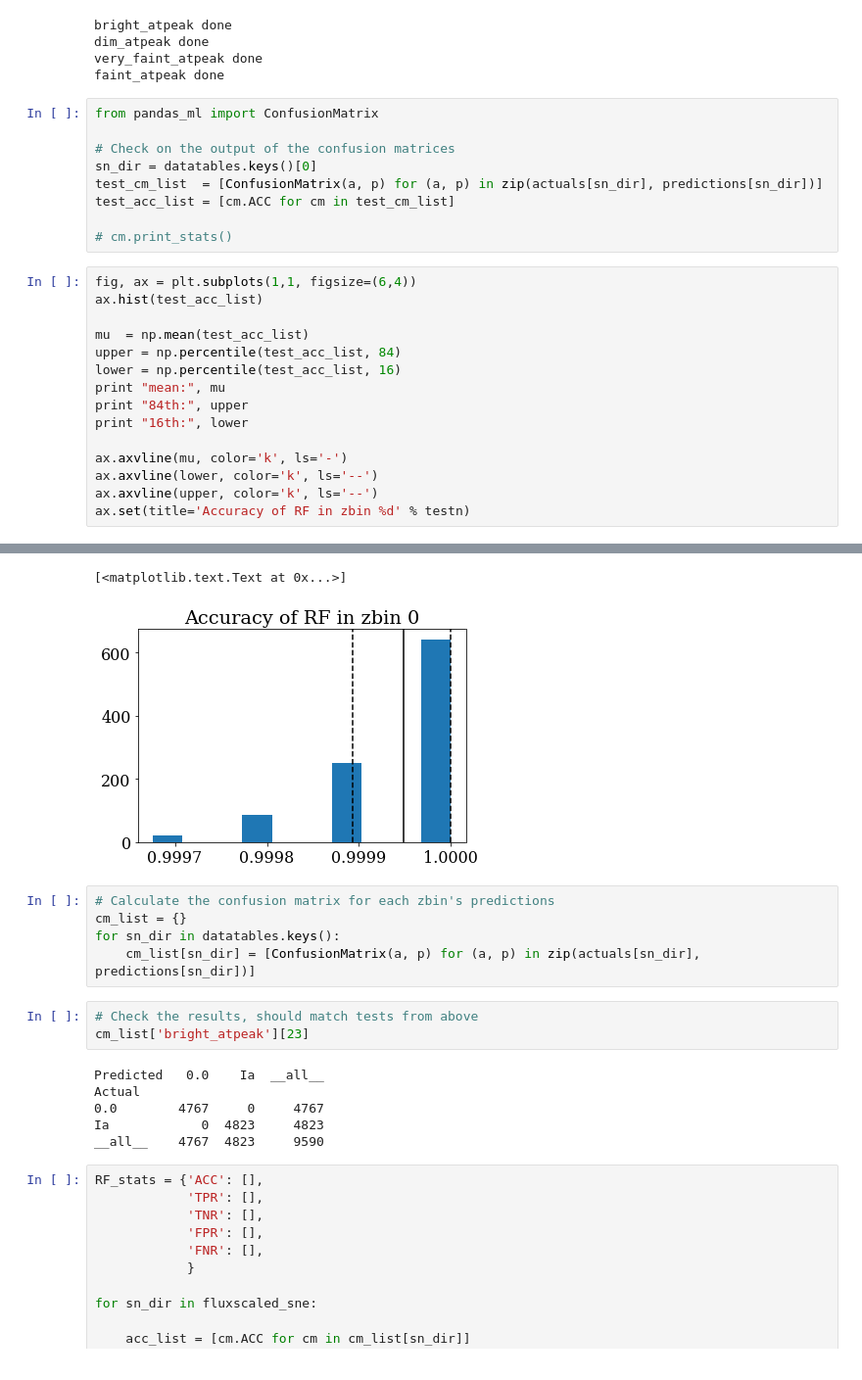
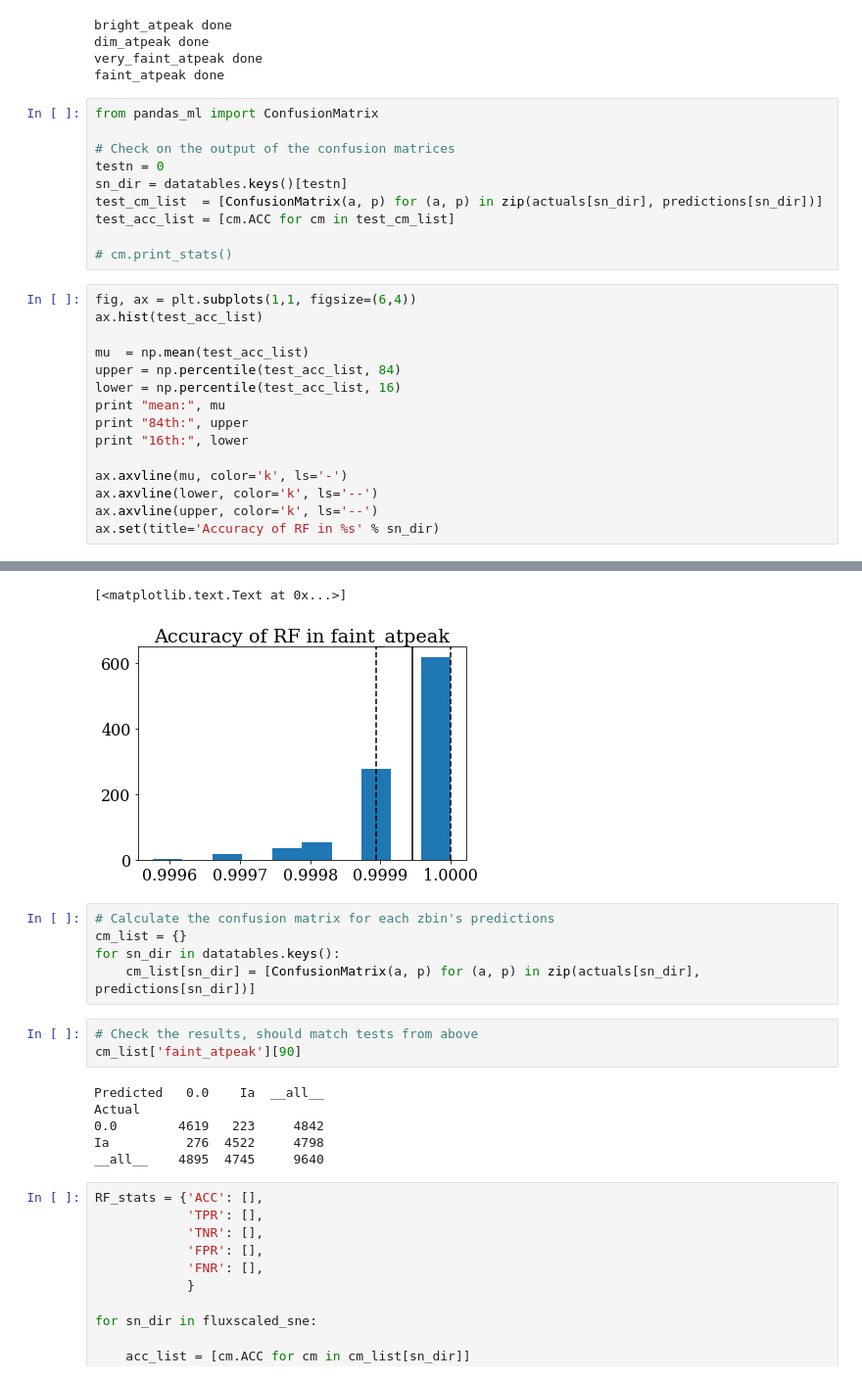
Before and after one commit to DESI-UR/outlier_detection, a Jupyter notebook: notebooks/Type_Ia_RF_Analysis_pEWs.ipynb, the cells around one changed output, grey strips where cells are left out. Shown at 98% size. Drawn from its saved outputs; the diff is of its cells as text.

```diff
--- a/notebooks/Type_Ia_RF_Analysis_pEWs.ipynb
+++ b/notebooks/Type_Ia_RF_Analysis_pEWs.ipynb
@@ -411,7 +411,8 @@ faint_atpeak done
 from pandas_ml import ConfusionMatrix
 
 # Check on the output of the confusion matrices
-sn_dir = datatables.keys()[0]
+testn = 0
+sn_dir = datatables.keys()[testn]
 test_cm_list  = [ConfusionMatrix(a, p) for (a, p) in zip(actuals[sn_dir], predictions[sn_dir])]
 test_acc_list = [cm.ACC for cm in test_cm_list]
 
@@ -430,5 +431,5 @@ print "16th:", lower
 ax.axvline(mu, color='k', ls='-')
 ax.axvline(lower, color='k', ls='--')
 ax.axvline(upper, color='k', ls='--')
-ax.set(title='Accuracy of RF in zbin %d' % testn)
+ax.set(title='Accuracy of RF in %s' % sn_dir)
 # %% [output]
@@ -438,5 +439,5 @@ mean: 0.99994836078
 [<matplotlib.text.Text at 0x...>]
-[figure, old version]
+[figure, new version]
 # %%
 # Calculate the confusion matrix for each zbin's predictions
 cm_list = {}
@@ -444,13 +445,13 @@ for sn_dir in datatables.keys():
     cm_list[sn_dir] = [ConfusionMatrix(a, p) for (a, p) in zip(actuals[sn_dir], predictions[sn_dir])]
 # %%
 # Check the results, should match tests from above
-cm_list['bright_atpeak'][23]
+cm_list['faint_atpeak'][90]
 # %% [output]
 Predicted   0.0    Ia  __all__
 Actual
-0.0        4767     0     4767
-Ia            0  4823     4823
-__all__    4767  4823     9590
+0.0        4619   223     4842
+Ia          276  4522     4798
+__all__    4895  4745     9640
 # %%
 RF_stats = {'ACC': [],
             'TPR': [],
```
Also changed, not shown: parts of 9 cells of this notebook, 3 other files.
